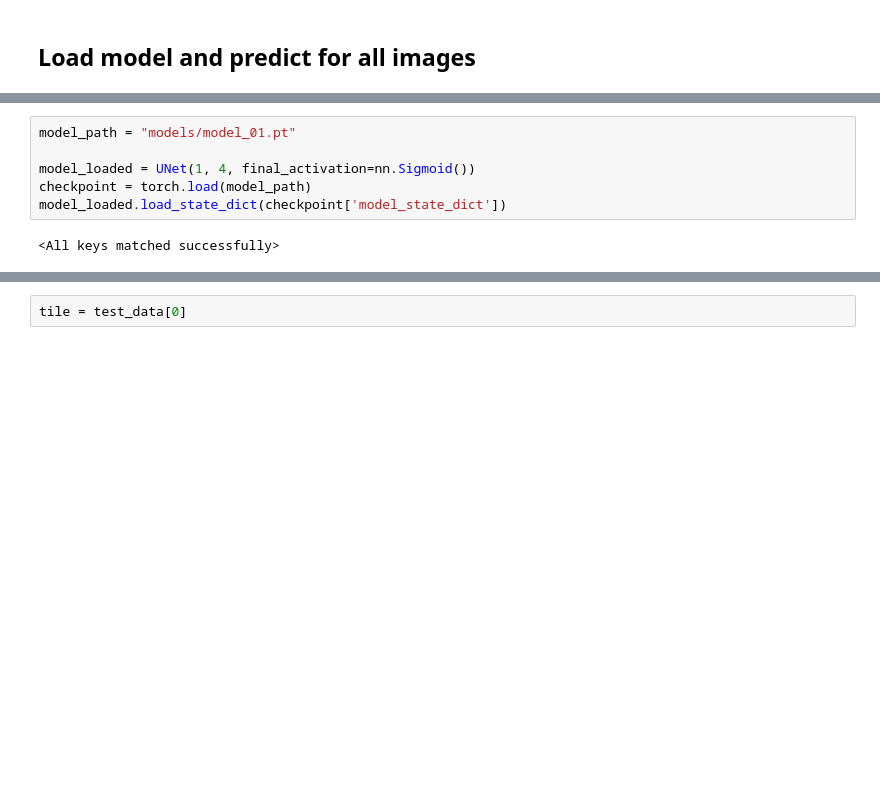
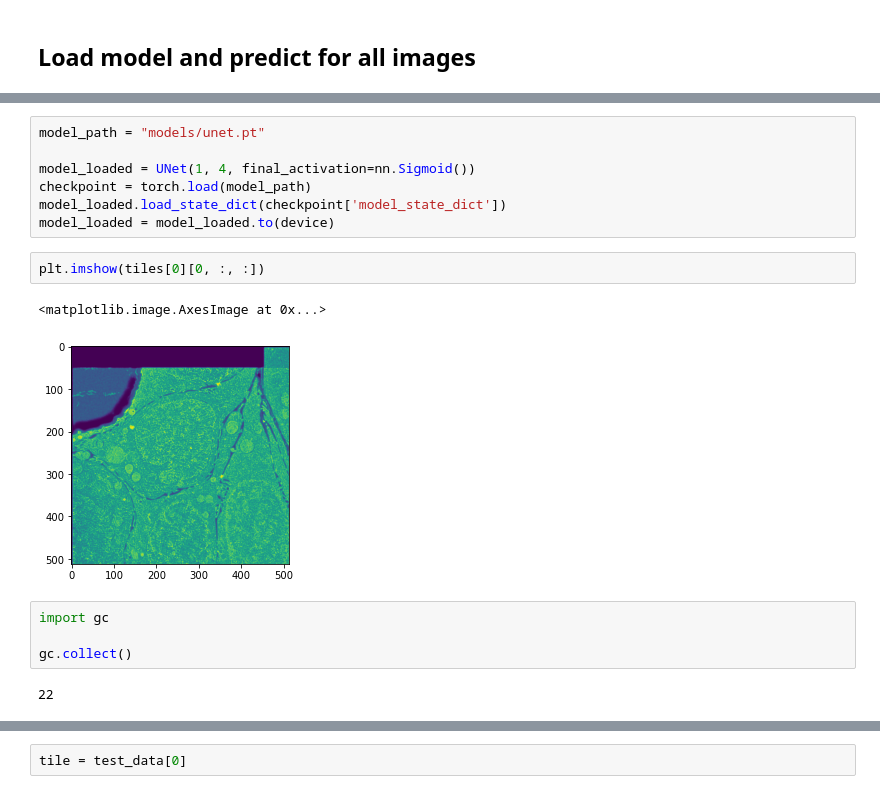
Before and after one commit to Buglakova/fibsem_segm, a Jupyter notebook: check_results.ipynb, the cells around one changed output, grey strips where cells are left out. Drawn from its saved outputs; the diff is of its cells as text; blank space fills up the shorter version.

```diff
--- a/check_results.ipynb
+++ b/check_results.ipynb
@@ -120,8 +288,18 @@ Reusing TensorBoard on port 6008 (pid 144186), started 4 days, 3:15:53 ago. (Use
 # %%
-model_path = "models/model_01.pt"
+model_path = "models/unet.pt"
 
 model_loaded = UNet(1, 4, final_activation=nn.Sigmoid())
 checkpoint = torch.load(model_path)
 model_loaded.load_state_dict(checkpoint['model_state_dict'])
+model_loaded = model_loaded.to(device)
-# %% [output]
-<All keys matched successfully>
+# %%
+plt.imshow(tiles[0][0, :, :])
+# %% [output]
+<matplotlib.image.AxesImage at 0x...>
+[figure, added]
+# %%
+import gc
+
+gc.collect()
+# %% [output]
+22
```
Also changed, not shown: parts of 36 cells of this notebook.
